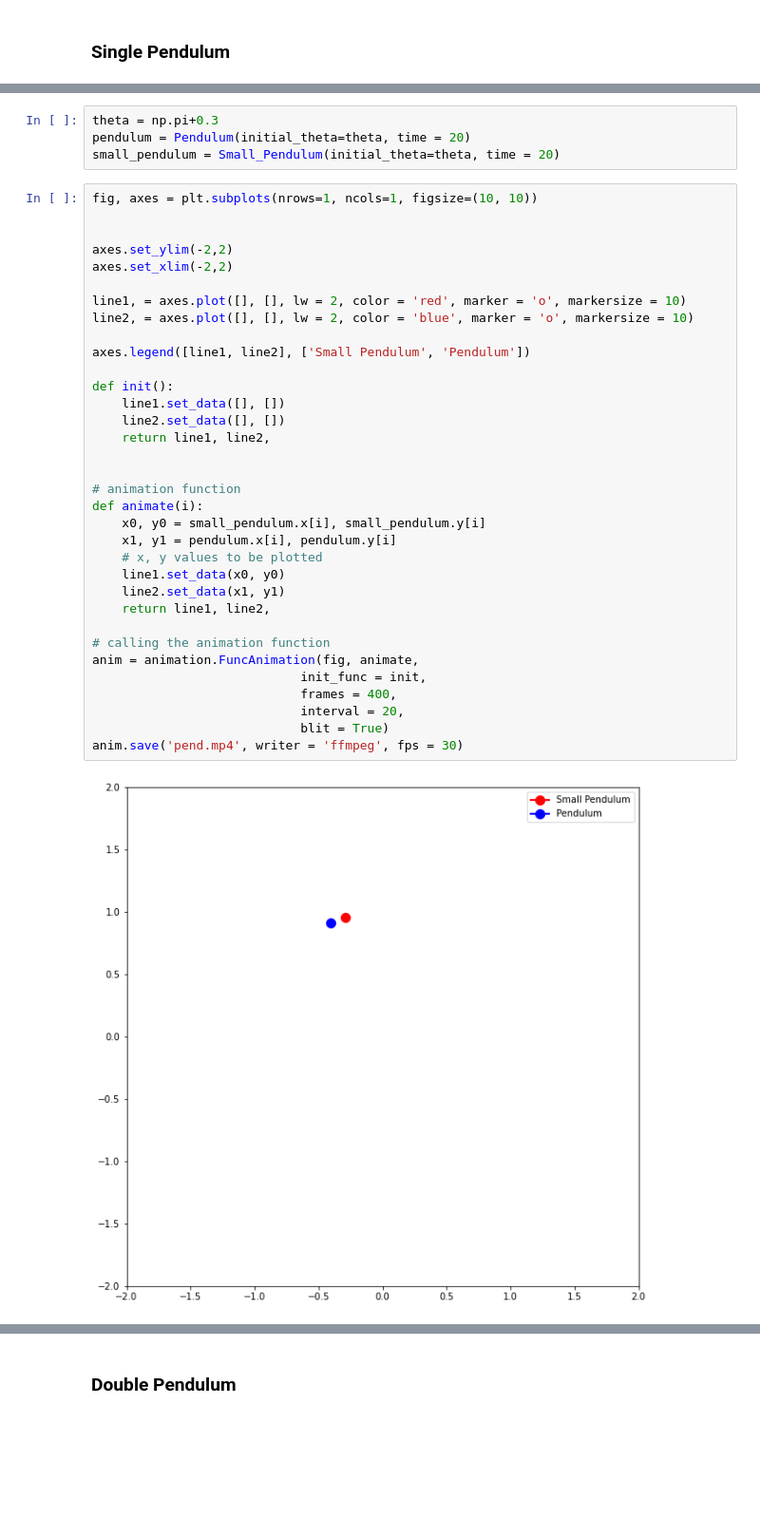
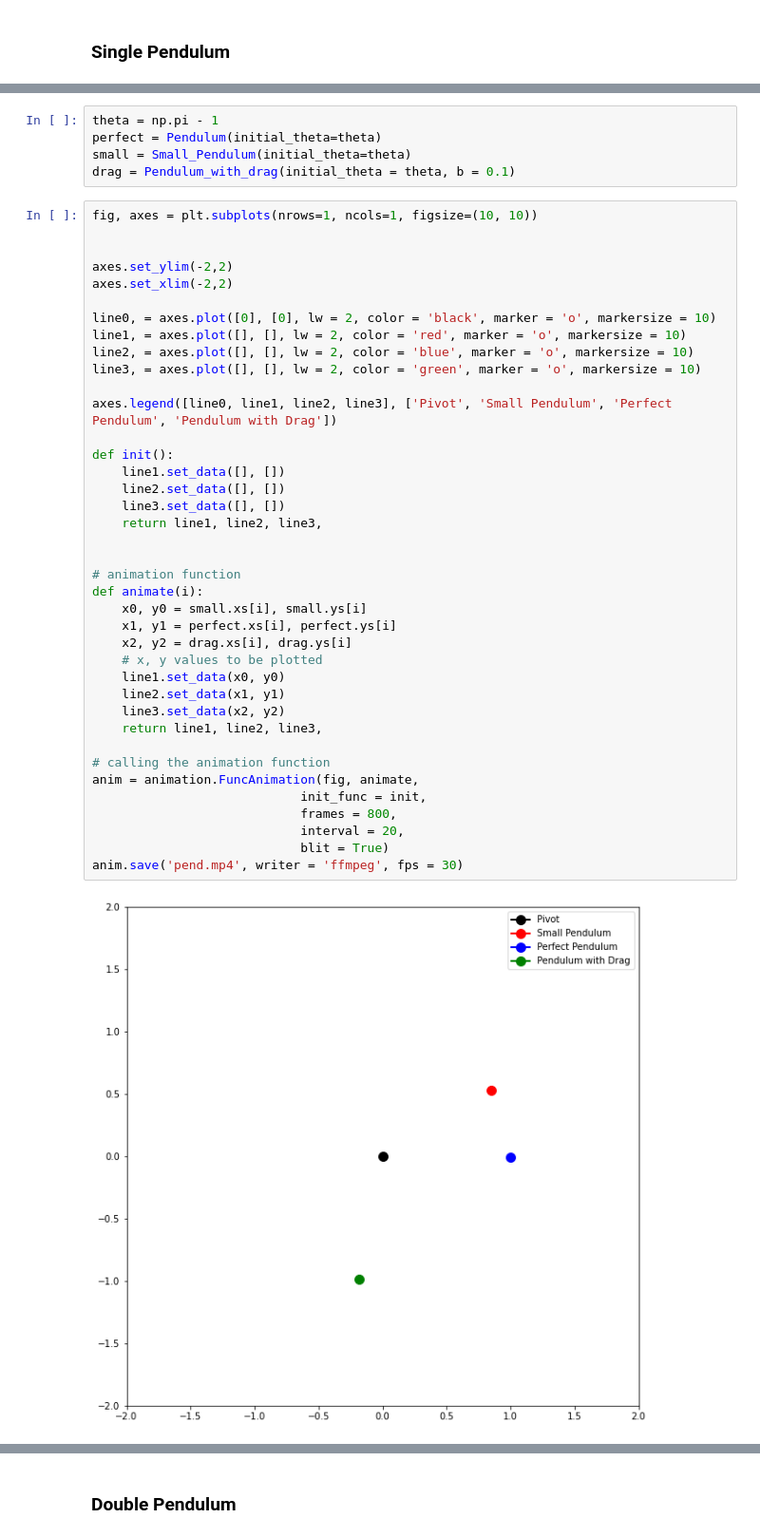
Before and after one commit to jmgpgit/Pendulum, a Jupyter notebook: src/pendulum.ipynb, the cells around one changed output, grey strips where cells are left out. Shown at 95% size. Cells and saved outputs as stored; diff of their text form; blank space fills up the shorter version.

```diff
--- a/src/pendulum.ipynb
+++ b/src/pendulum.ipynb
@@ -49,40 +96,46 @@ class Pendulum:
 # %%
-theta = np.pi+0.3
-pendulum = Pendulum(initial_theta=theta, time = 20)
-small_pendulum = Small_Pendulum(initial_theta=theta, time = 20)
+theta = np.pi - 1
+perfect = Pendulum(initial_theta=theta)
+small = Small_Pendulum(initial_theta=theta)
+drag = Pendulum_with_drag(initial_theta = theta, b = 0.1)
 # %%
 fig, axes = plt.subplots(nrows=1, ncols=1, figsize=(10, 10))
 
 
 axes.set_ylim(-2,2)
 axes.set_xlim(-2,2)
 
+line0, = axes.plot([0], [0], lw = 2, color = 'black', marker = 'o', markersize = 10)
 line1, = axes.plot([], [], lw = 2, color = 'red', marker = 'o', markersize = 10)
 line2, = axes.plot([], [], lw = 2, color = 'blue', marker = 'o', markersize = 10)
+line3, = axes.plot([], [], lw = 2, color = 'green', marker = 'o', markersize = 10)
 
-axes.legend([line1, line2], ['Small Pendulum', 'Pendulum'])
+axes.legend([line0, line1, line2, line3], ['Pivot', 'Small Pendulum', 'Perfect Pendulum', 'Pendulum with Drag'])
 
 def init():
     line1.set_data([], [])
     line2.set_data([], [])
-    return line1, line2,
+    line3.set_data([], [])
+    return line1, line2, line3,
 
 
 # animation function
 def animate(i):
-    x0, y0 = small_pendulum.x[i], small_pendulum.y[i]
-    x1, y1 = pendulum.x[i], pendulum.y[i]
+    x0, y0 = small.xs[i], small.ys[i]
+    x1, y1 = perfect.xs[i], perfect.ys[i]
+    x2, y2 = drag.xs[i], drag.ys[i]
     # x, y values to be plotted
     line1.set_data(x0, y0)
     line2.set_data(x1, y1)
-    return line1, line2,
+    line3.set_data(x2, y2)
+    return line1, line2, line3,
 
 # calling the animation function
 anim = animation.FuncAnimation(fig, animate,
                             init_func = init,
-                            frames = 400,
+                            frames = 800,
                             interval = 20,
                             blit = True)
 anim.save('pend.mp4', writer = 'ffmpeg', fps = 30)
 # %% [output]
-[figure, old version]
+[figure, new version]
```
Also changed, not shown: parts of 41 cells of this notebook, 2 other files.
